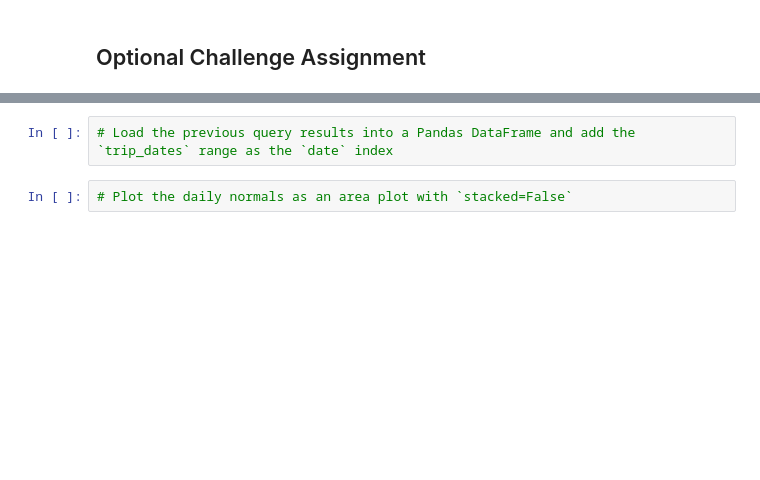
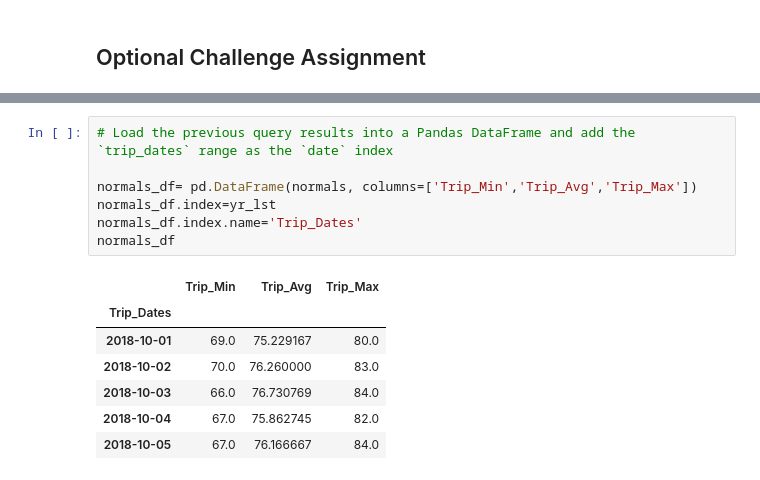
Before and after one commit to soniarchana/SqlAlchemy_Flask_Surf, a Jupyter notebook: climate_starter.ipynb, the cells around one changed output, grey strips where cells are left out. Cells and saved outputs as stored; diff of their text form; blank space fills up the shorter version.

```diff
--- a/climate_starter.ipynb
+++ b/climate_starter.ipynb
@@ -403,4 +428,15 @@ daily_normals("01-01")
 # %%
 # Load the previous query results into a Pandas DataFrame and add the `trip_dates` range as the `date` index
+
+normals_df= pd.DataFrame(normals, columns=['Trip_Min','Trip_Avg','Trip_Max'])
+normals_df.index=yr_lst
+normals_df.index.name='Trip_Dates'
+normals_df
+# %% [output]
+|  | Trip_Min | Trip_Avg | Trip_Max |
+| Trip_Dates |  |  |  |
+| 2018-10-01 | 69.0 | 75.229167 | 80.0 |
+| 2018-10-02 | 70.0 | 76.260000 | 83.0 |
+| 2018-10-03 | 66.0 | 76.730769 | 84.0 |
+| 2018-10-04 | 67.0 | 75.862745 | 82.0 |
+| 2018-10-05 | 67.0 | 76.166667 | 84.0 |
-# %%
-# Plot the daily normals as an area plot with `stacked=False`
```
Also changed, not shown: parts of 4 cells of this notebook, 1 other file.
